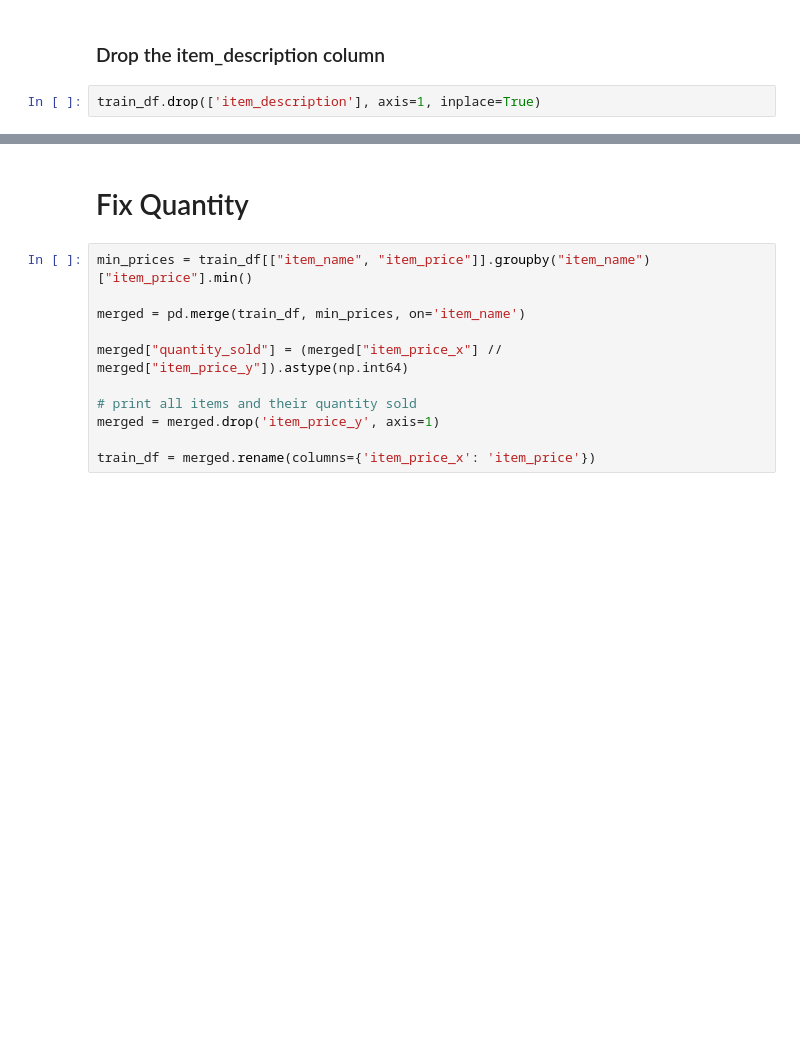
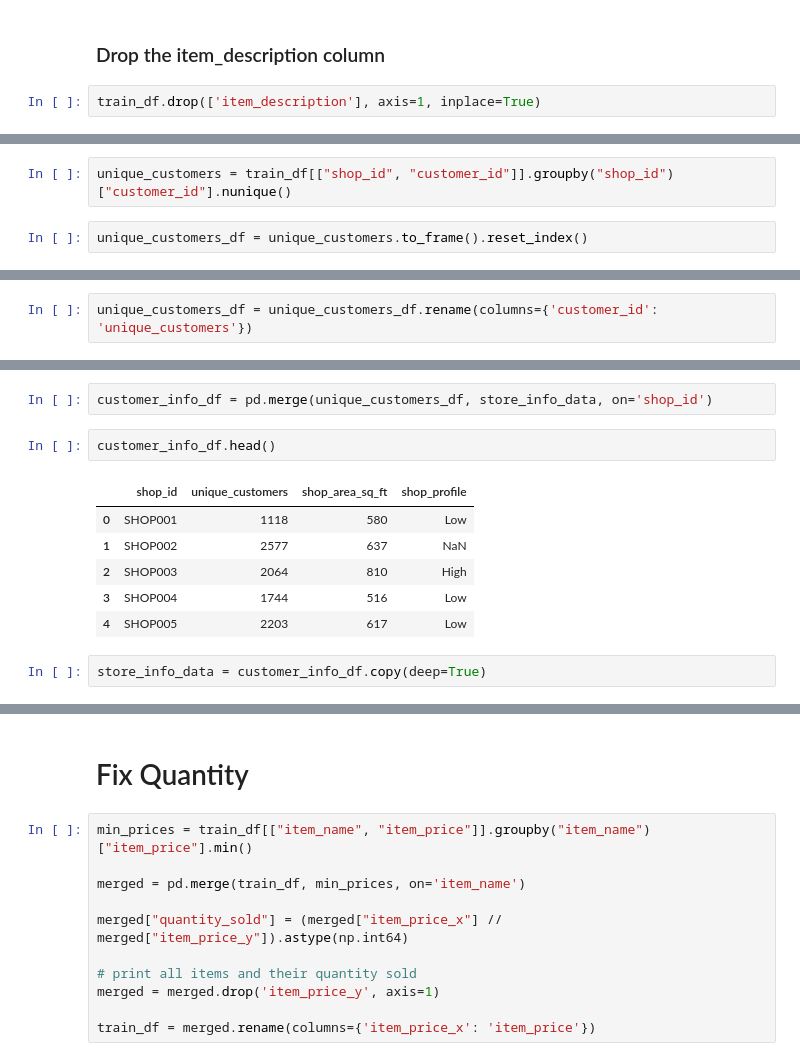
Before and after one commit to joelsathi/DataStorm-4.0-BrainLeftException, a Jupyter notebook: competition-notebook.ipynb, the cells around one changed output, grey strips where cells are left out. Drawn from its saved outputs; the diff is of its cells as text; blank space fills up the shorter version.

Commit message:
unique customers

```diff
--- a/competition-notebook.ipynb
+++ b/competition-notebook.ipynb
@@ -148,0 +166,4 @@ train_df.head()
+# %%
+unique_customers = train_df[["shop_id", "customer_id"]].groupby("shop_id")["customer_id"].nunique()
+# %%
+unique_customers_df = unique_customers.to_frame().reset_index()
@@ -148,0 +179,2 @@ train_df.head()
+# %%
+unique_customers_df = unique_customers_df.rename(columns={'customer_id': 'unique_customers'})
@@ -148,0 +190,13 @@ train_df.head()
+# %%
+customer_info_df = pd.merge(unique_customers_df, store_info_data, on='shop_id')
+# %%
+customer_info_df.head()
+# %% [output]
+|  | shop_id | unique_customers | shop_area_sq_ft | shop_profile |
+| 0 | SHOP001 | 1118 | 580 | Low |
+| 1 | SHOP002 | 2577 | 637 | NaN |
+| 2 | SHOP003 | 2064 | 810 | High |
+| 3 | SHOP004 | 1744 | 516 | Low |
+| 4 | SHOP005 | 2203 | 617 | Low |
+# %%
+store_info_data = customer_info_df.copy(deep=True)
```
Also changed, not shown: parts of 7 cells of this notebook.
